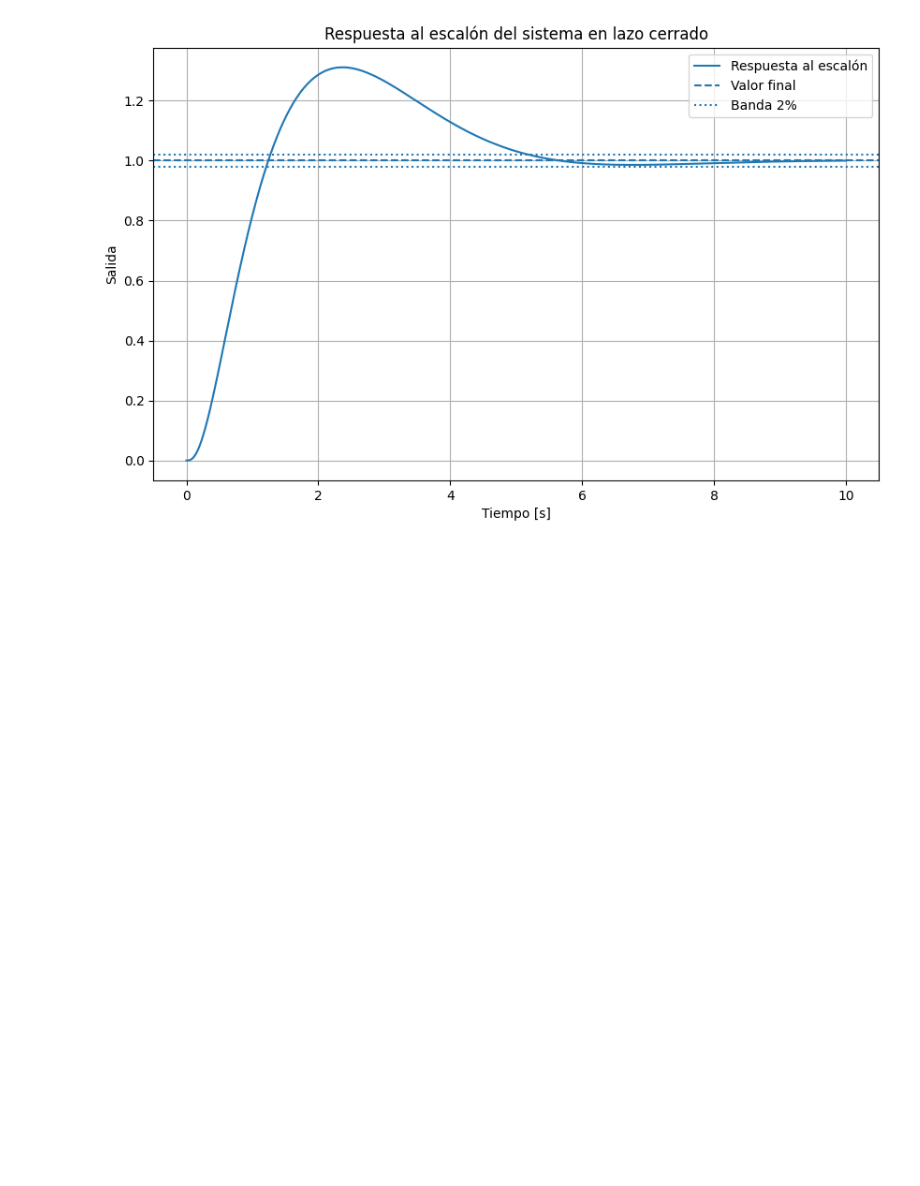
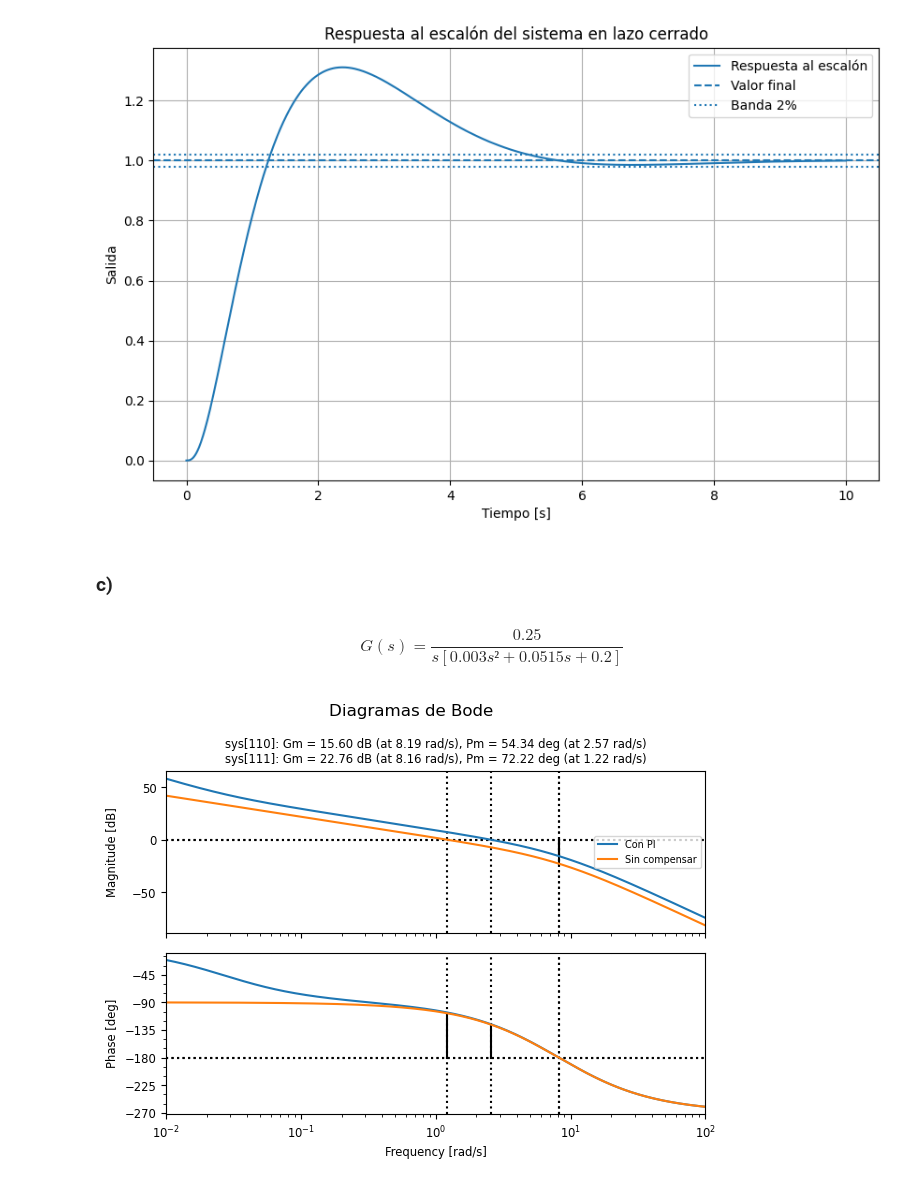
Before and after one commit to LucioLuque/Control-TP1, a Jupyter notebook: Ejercicio1.ipynb, the cells around one changed output. Saved outputs shown, nothing was run; the diff lists cells and outputs as text; code cells hidden in the pictures; blank space fills up the shorter version.

```diff
--- a/Ejercicio1.ipynb
+++ b/Ejercicio1.ipynb
@@ -638,3 +638,27 @@ plt.show()
 ts = 5.199489296811241
 Mp = 31.107175383636722
 [figure]
+# %% [markdown]
+### c)
+# %% [markdown]
+$$G(s)=\frac{0.25}{s[0.003s² + 0.0515s + 0.2]} $$
+# %%
+import control as ctrl
+import matplotlib.pyplot as plt
+
+def plot_bode_with_margins(G, title):
+    _ = ctrl.bode_plot(G, display_margins=True, omega_limits=(0.01, 100), dB=True, deg=True, label=title)
+    # plt.suptitle(title)
+    # plt.show() # si descomentamos se muestran por separado, si no van juntos
+
+z = -0.0263
+Kp = 2.293975657810742
+CG = ctrl.TransferFunction([0.25 * Kp, 0.25 * Kp * z], [0.003, 0.0515, 0.2, 0, 0])
+G = ctrl.TransferFunction([0.25], [0.003, 0.0515, 0.2, 0])
+
+cplt = ctrl.bode_plot([CG, G], omega_limits=(0.01, 100), dB=True, deg=True, label=["Con PI", "Sin compensar"], display_margins=True)
+
+cplt.figure.suptitle("Diagramas de Bode")
+plt.show()
+# %% [output]
+[figure, added]
```
Also changed, not shown: parts of 2 cells of this notebook.
